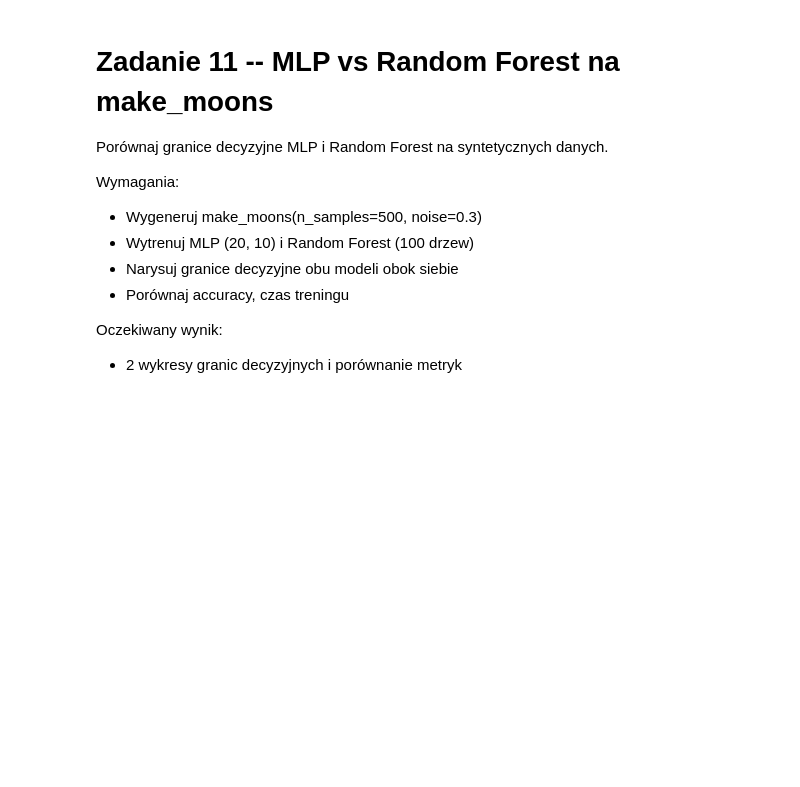
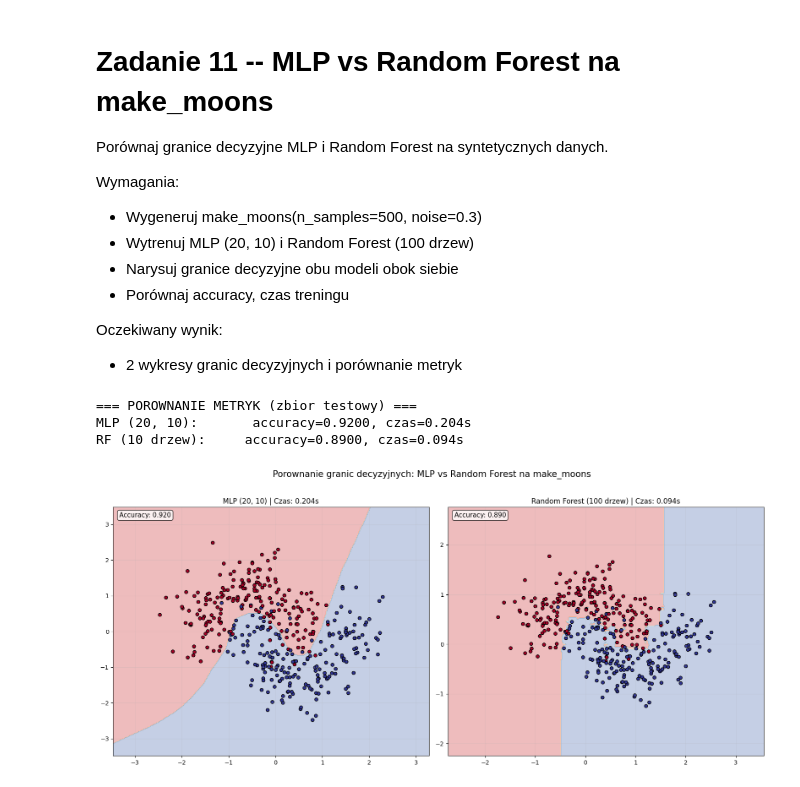
Before and after one commit to MartaGaluszka/kurs-datascience, a Jupyter notebook: lekcja24.ipynb, the cells around one changed output. Saved outputs shown, nothing was run; the diff lists cells and outputs as text; code cells hidden in the pictures; blank space fills up the shorter version.

```diff
--- a/lekcja24.ipynb
+++ b/lekcja24.ipynb
@@ -765,9 +881,9 @@ scaler = StandardScaler()
 X_train_sc = scaler.fit_transform(X_train)
 X_test_sc = scaler.transform(X_test)
 
-# 2. Modele -- jedyne roznice miedzy nimi to architektura vs liczba drzew
+# 2. Modele
 mlp = MLPClassifier(hidden_layer_sizes=(20, 10), max_iter=2000, random_state=42)
-rf = RandomForestClassifier(n_estimators=100, random_state=42, n_jobs=-1)
+rf = RandomForestClassifier(n_estimators=100, random_state=42, max_depth=8 ,n_jobs=-1)
 
 # 3. Trening + pomiar czasu
 start_mlp = time.time()
@@ -783,10 +899,10 @@ acc_rf = accuracy_score(y_test, rf.predict(X_test))
 
 print("=== POROWNANIE METRYK (zbior testowy) ===")
 print(f"MLP (20, 10):       accuracy={acc_mlp:.4f}, czas={time_mlp:.3f}s")
-print(f"RF (100 drzew):     accuracy={acc_rf:.4f}, czas={time_rf:.3f}s")
+print(f"RF (10 drzew):     accuracy={acc_rf:.4f}, czas={time_rf:.3f}s")
 print()
 
-# 4. Wizualizacja granic decyzyjnych -- styl jak PDF (contourf + scatter)
+# 4. Wizualizacja granic decyzyjnych
 fig, axes = plt.subplots(1, 2, figsize=(16, 7))
 h = 0.02  # gestosc siatki
 
@@ -811,31 +927,36 @@ axes[0].annotate(
 )
 
 # --- Random Forest (surowe dane) ---
 x_min_rf, x_max_rf = X_train[:, 0].min() - 1, X_train[:, 0].max() + 1
 y_min_rf, y_max_rf = X_train[:, 1].min() - 1, X_train[:, 1].max() + 1
 xx_rf, yy_rf = np.meshgrid(
     np.arange(x_min_rf, x_max_rf, h), np.arange(y_min_rf, y_max_rf, h)
 )
 
 Z_rf = rf.predict(np.c_[xx_rf.ravel(), yy_rf.ravel()]).reshape(xx_rf.shape)
 
 axes[1].contourf(xx_rf, yy_rf, Z_rf, alpha=0.3, cmap="RdYlBu")
 axes[1].scatter(
     X_train[:, 0], X_train[:, 1],
     c=y_train, cmap="RdYlBu", edgecolors="black", s=30,
 )
 axes[1].set_title(f"Random Forest (100 drzew) | Czas: {time_rf:.3f}s", fontsize=12)
 axes[1].grid(True, alpha=0.2)
 axes[1].annotate(
     f"Accuracy: {acc_rf:.3f}",
     xy=(0.02, 0.98), xycoords="axes fraction", va="top",
     fontsize=11, bbox=dict(boxstyle="round", facecolor="white", alpha=0.8),
 )
 
 plt.suptitle(
     "Porownanie granic decyzyjnych: MLP vs Random Forest na make_moons",
     fontsize=15, y=1.02,
 )
 plt.tight_layout()
 plt.show()
+# %% [output]
+=== POROWNANIE METRYK (zbior testowy) ===
+MLP (20, 10):       accuracy=0.9200, czas=0.204s
+RF (10 drzew):     accuracy=0.8900, czas=0.094s
+[figure, added]
 # %% [markdown]
```
Also changed, not shown: parts of 10 cells of this notebook, 1 other file.
